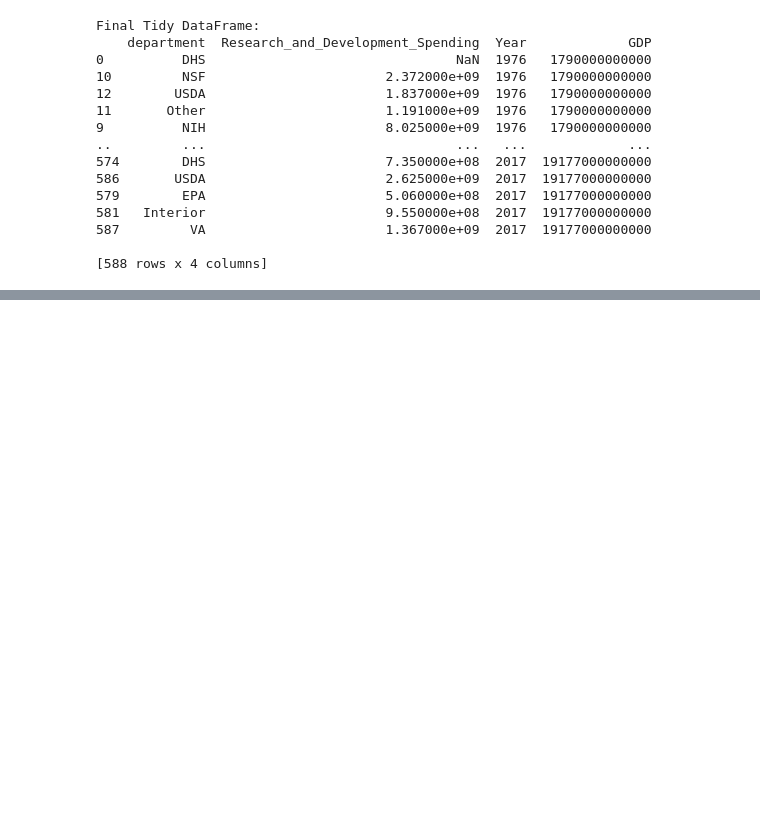
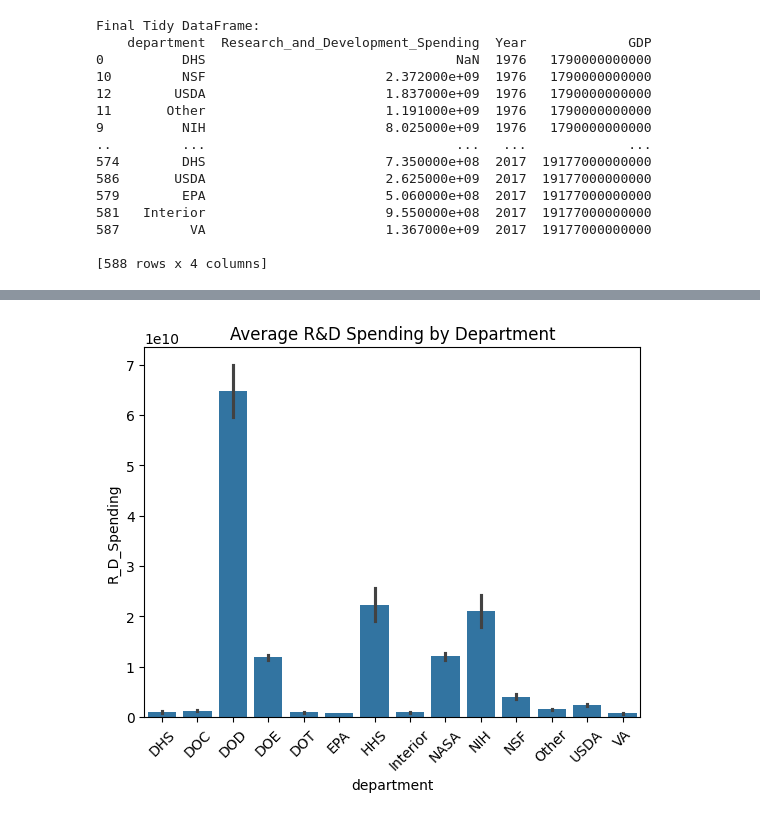
Before and after one commit to mbalabon/Balabon-Data-Science-Portfolio, a Jupyter notebook: TidyData-Project/TidyData.ipynb, the cells around one changed output, grey strips where cells are left out. Cells and saved outputs as stored; diff of their text form; code cells hidden in the pictures; blank space fills up the shorter version.

```diff
--- a/TidyData-Project/TidyData.ipynb
+++ b/TidyData-Project/TidyData.ipynb
@@ -299,0 +310,7 @@ The tidy data reading explains that tidy datasets are easier to manipulate, mode
+# %%
+sns.barplot(data=df_melted, x='department', y='R_D_Spending')
+plt.title('Average R&D Spending by Department')
+plt.xticks(rotation=45)
+plt.show()
+# %% [output]
+[figure, added]
```
Also changed, not shown: parts of 4 cells of this notebook.
